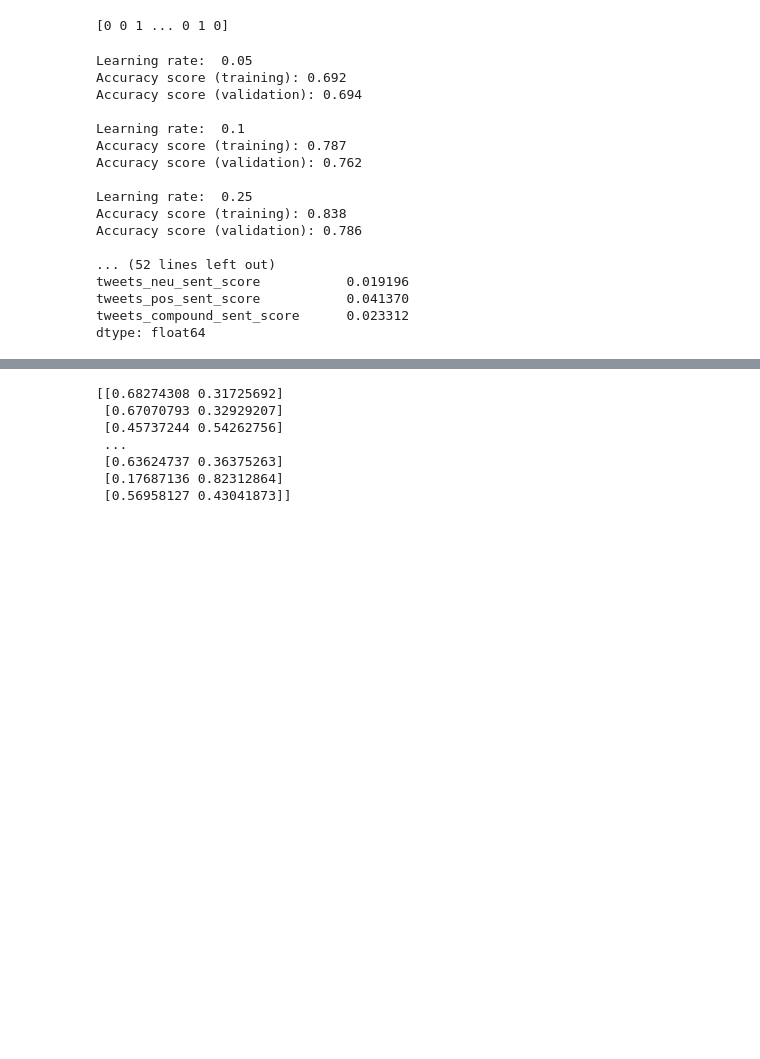
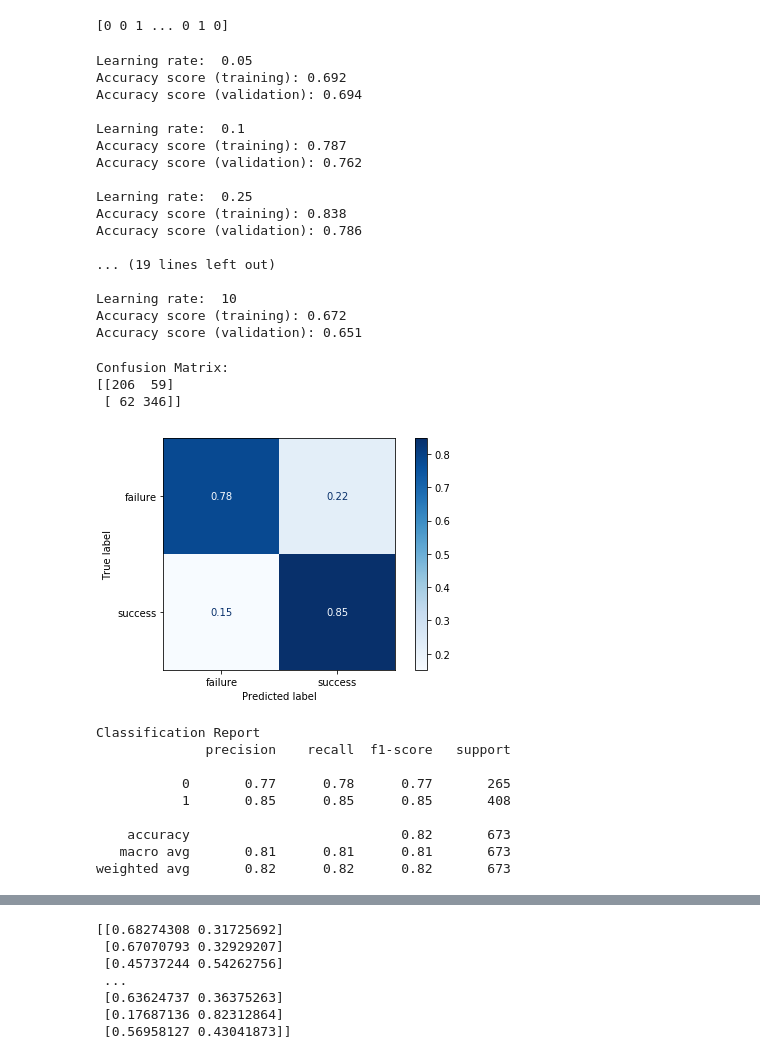
Before and after one commit to haocai1992/Venturescope, a Jupyter notebook: notebooks/week3_modeling.ipynb, the cells around one changed output, grey strips where cells are left out. Drawn from its saved outputs; the diff is of its cells as text; code cells hidden in the pictures; blank space fills up the shorter version.

```diff
--- a/notebooks/week3_modeling.ipynb
+++ b/notebooks/week3_modeling.ipynb
@@ -307,26 +310,6 @@ for learning_rate in learning_rates:
     print("Accuracy score (training): {0:.3f}".format(gb.score(X_train_sub, y_train_sub)))
     print("Accuracy score (validation): {0:.3f}".format(gb.score(X_validation_sub, y_validation_sub)))
     print()
-
-# Output confusion matrix and classification report of Gradient Boosting algorithm on validation set
-gb = GradientBoostingClassifier(n_estimators=20, learning_rate = 1.0, max_features=2, max_depth = 2, random_state = 0)
-gb.fit(X_train_sub, y_train_sub)
-predictions = gb.predict(X_validation_sub)
-print("Confusion Matrix:")
-print(confusion_matrix(y_validation_sub, predictions))
-print()
-print("Classification Report")
-print(classification_report(y_validation_sub, predictions))
-
-# ROC curve and Area-Under-Curve (AUC)
-y_scores_gb = gb.decision_function(X_validation_sub)
-fpr_gb, tpr_gb, _ = roc_curve(y_validation_sub, y_scores_gb)
-roc_auc_gb = auc(fpr_gb, tpr_gb)
-
-print("Area under ROC curve = {:0.2f}".format(roc_auc_gb))
-
-# feature importances.
-print(pd.Series(gb.feature_importances_, index=selected_features[:-1]))
 # %% [output]
 Learning rate:  0.05
 Accuracy score (training): 0.692
@@ -340,8 +323,41 @@ Learning rate:  0.25
 Accuracy score (training): 0.838
 Accuracy score (validation): 0.786
 
-... (52 lines left out)
-tweets_neu_sent_score           0.019196
-tweets_pos_sent_score           0.041370
-tweets_compound_sent_score      0.023312
-dtype: float64
+... (19 lines left out)
+
+Learning rate:  10
+Accuracy score (training): 0.672
+Accuracy score (validation): 0.651
+# %%
+# Output confusion matrix and classification report of Gradient Boosting algorithm on validation set
+from sklearn.metrics import plot_confusion_matrix
+gb = GradientBoostingClassifier(n_estimators=20, learning_rate = 1.0, max_features=2, max_depth = 2, random_state = 0)
+gb.fit(X_train_sub, y_train_sub)
+predictions = gb.predict(X_validation_sub)
+print("Confusion Matrix:")
+print(confusion_matrix(y_validation_sub, predictions))
+
+plot_confusion_matrix(gb, X_validation_sub, y_validation_sub,
+                      cmap=plt.cm.Blues,
+                      display_labels=['failure', 'success'],
+                      normalize='true')
+plt.tight_layout()
+# plt.savefig('./figures/confusion_matrix.png')
+plt.show()
+print()
+print("Classification Report")
+print(classification_report(y_validation_sub, predictions))
+# %% [output]
+Confusion Matrix:
+[[206  59]
+ [ 62 346]]
+[figure, added]
+Classification Report
+              precision    recall  f1-score   support
+
+           0       0.77      0.78      0.77       265
+           1       0.85      0.85      0.85       408
+
+    accuracy                           0.82       673
+   macro avg       0.81      0.81      0.81       673
+weighted avg       0.82      0.82      0.82       673
```
Also changed, not shown: parts of 4 cells of this notebook, 4 other files.
